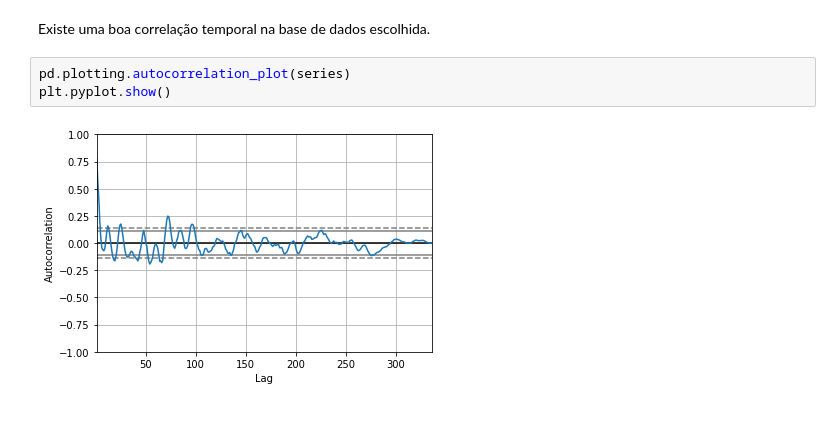
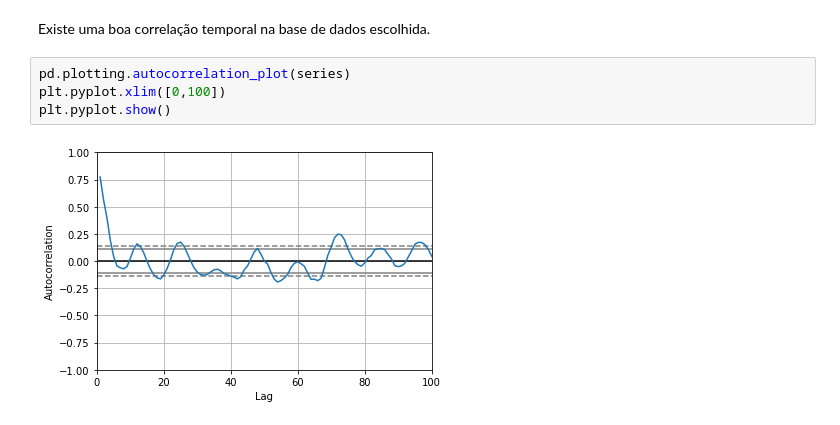
Before and after one commit to Gunisalvo/ppget-aprendizado-de-maquinas, a Jupyter notebook: demand_response.ipynb, the cells around one changed output. Drawn from its saved outputs; the diff is of its cells as text.

```diff
--- a/demand_response.ipynb
+++ b/demand_response.ipynb
@@ -73,6 +73,7 @@ plt.pyplot.show()
 Existe uma boa correlação temporal na base de dados escolhida.
 # %%
 pd.plotting.autocorrelation_plot(series)
+plt.pyplot.xlim([0,100])
 plt.pyplot.show()
 # %% [output]
-[figure, old version]
+[figure, new version]
```
